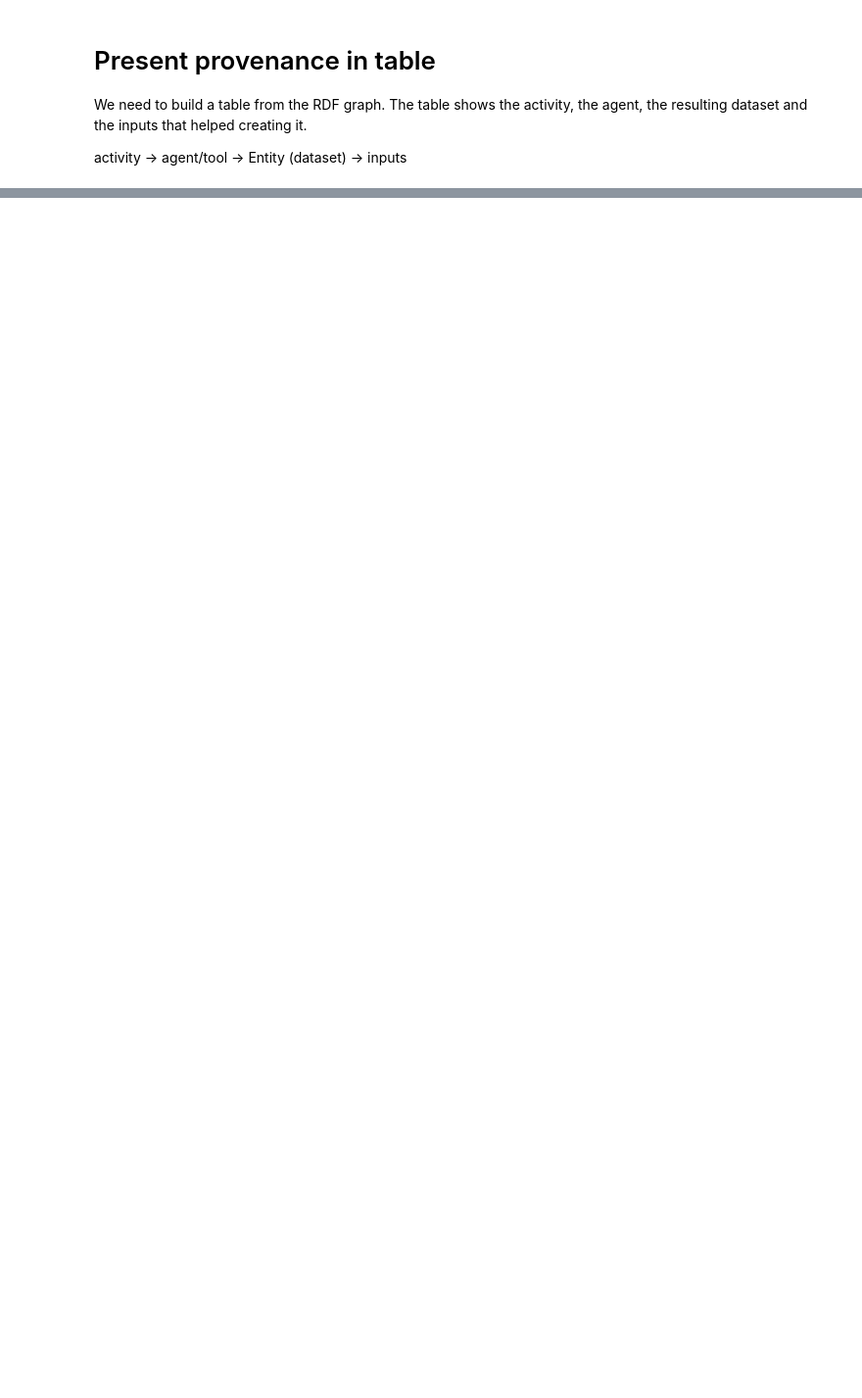
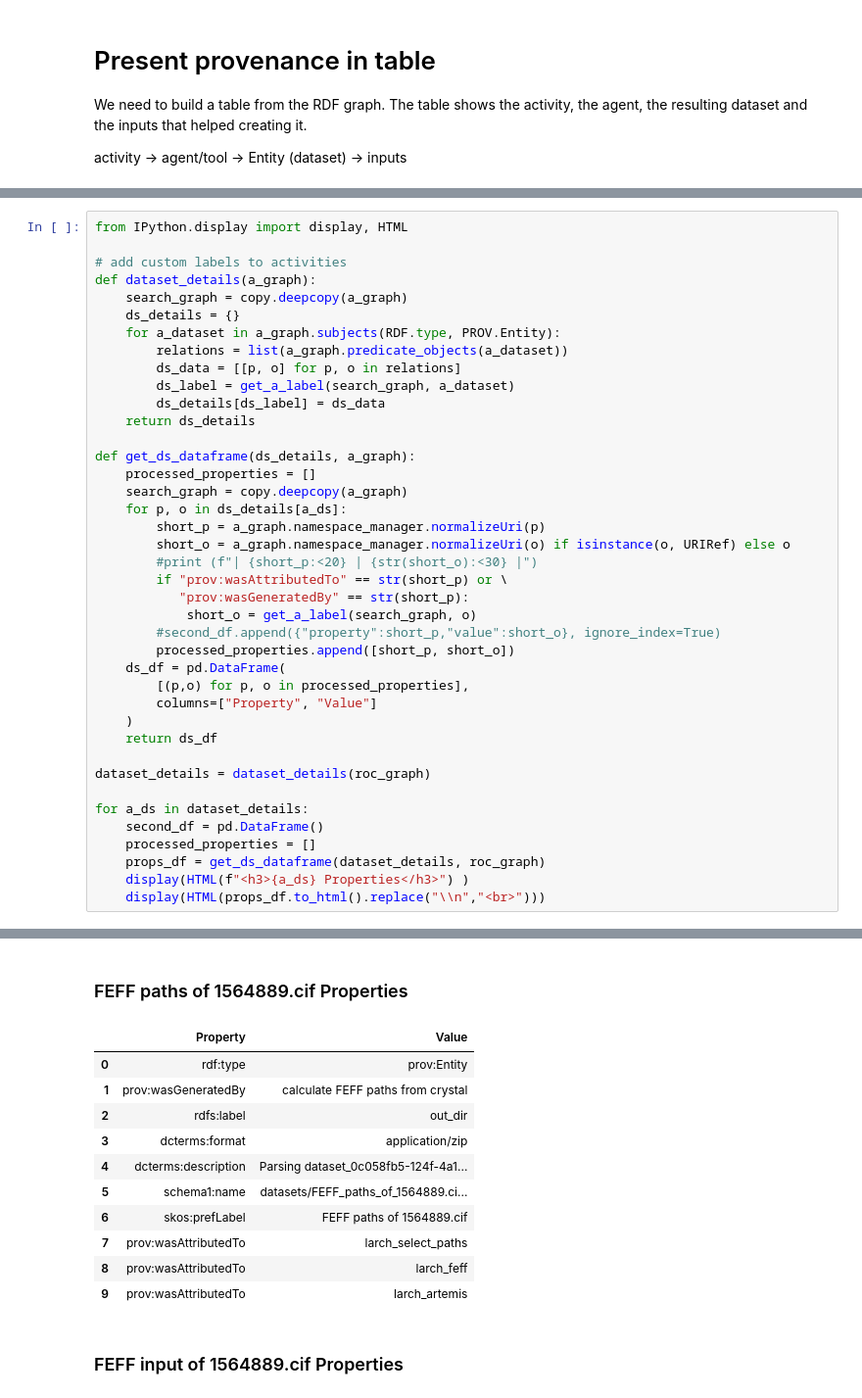
Before and after one commit to UK-Catalysis-Hub/XAS-Workflow-Demo, a Jupyter notebook: RO-Crate_processing/RO_Crate_Processing.ipynb, the cells around one changed output, grey strips where cells are left out. Shown at 98% size. Saved outputs shown, nothing was run; the diff lists cells and outputs as text; blank space fills up the shorter version.

```diff
--- a/RO-Crate_processing/RO_Crate_Processing.ipynb
+++ b/RO-Crate_processing/RO_Crate_Processing.ipynb
@@ -562,0 +572,41 @@ df
+# %%
+from IPython.display import display, HTML
+
+# add custom labels to activities
+def dataset_details(a_graph):
+    search_graph = copy.deepcopy(a_graph)
+    ds_details = {}
+    for a_dataset in a_graph.subjects(RDF.type, PROV.Entity):
+        relations = list(a_graph.predicate_objects(a_dataset))
+        ds_data = [[p, o] for p, o in relations]
+        ds_label = get_a_label(search_graph, a_dataset)
+        ds_details[ds_label] = ds_data
+    return ds_details
+
+def get_ds_dataframe(ds_details, a_graph):
+    processed_properties = []
+    search_graph = copy.deepcopy(a_graph)
+    for p, o in ds_details[a_ds]:
+        short_p = a_graph.namespace_manager.normalizeUri(p)
+        short_o = a_graph.namespace_manager.normalizeUri(o) if isinstance(o, URIRef) else o
+        #print (f"| {short_p:<20} | {str(short_o):<30} |")
+        if "prov:wasAttributedTo" == str(short_p) or \
+           "prov:wasGeneratedBy" == str(short_p):
+            short_o = get_a_label(search_graph, o)
+        #second_df.append({"property":short_p,"value":short_o}, ignore_index=True)
+        processed_properties.append([short_p, short_o])
+    ds_df = pd.DataFrame(
+        [(p,o) for p, o in processed_properties],
+        columns=["Property", "Value"]
+    )
+    return ds_df
+
+dataset_details = dataset_details(roc_graph)
+
+for a_ds in dataset_details:
+    second_df = pd.DataFrame()
+    processed_properties = []
+    props_df = get_ds_dataframe(dataset_details, roc_graph)
+    display(HTML(f"<h3>{a_ds} Properties</h3>") )
+    display(HTML(props_df.to_html().replace("\\n","<br>")))
+# %% [output]
@@ -562,0 +645,13 @@ df
+FEFF paths of 1564889.cif Properties
+|  | Property | Value |
+| 0 | rdf:type | prov:Entity |
+| 1 | prov:wasGeneratedBy | calculate FEFF paths from crystal |
+| 2 | rdfs:label | out_dir |
+| 3 | dcterms:format | application/zip |
+| 4 | dcterms:description | Parsing dataset_0c058fb5-124f-4a1... |
+| 5 | schema1:name | datasets/FEFF_paths_of_1564889.ci... |
+| 6 | skos:prefLabel | FEFF paths of 1564889.cif |
+| 7 | prov:wasAttributedTo | larch_select_paths |
+| 8 | prov:wasAttributedTo | larch_feff |
+| 9 | prov:wasAttributedTo | larch_artemis |
+FEFF input of 1564889.cif Properties
```
Also changed, not shown: parts of 6 cells of this notebook, 8 other files.
